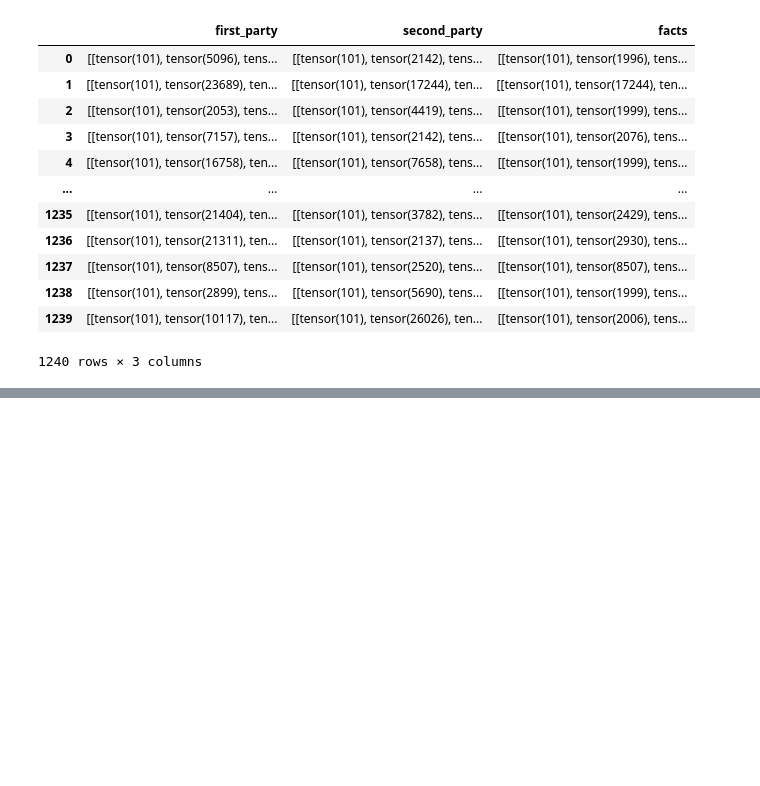
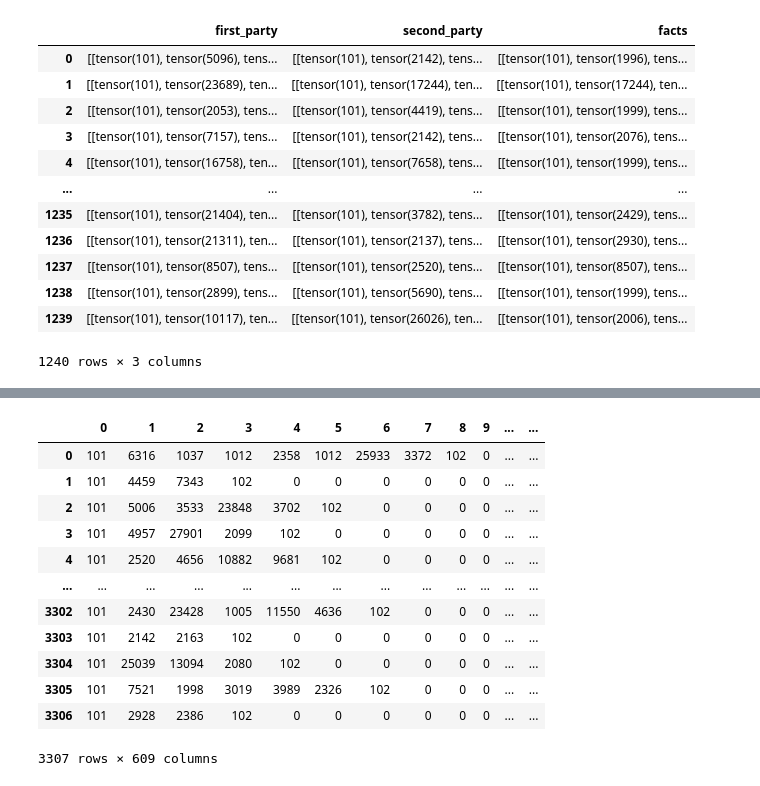
Before and after one commit to umkiyoung/Court-Decision-Prediction, a Jupyter notebook: Court.ipynb, the cells around one changed output, grey strips where cells are left out. Drawn from its saved outputs; the diff is of its cells as text; code cells hidden in the pictures; blank space fills up the shorter version.

```diff
--- a/Court.ipynb
+++ b/Court.ipynb
@@ -355,0 +383,29 @@ while True:
+# %%
+x_list = []
+for i in range(len(df)):
+    x_list.append(torch.cat([df['first_party'][i], df['second_party'][i], df['facts'][i]], dim =1))
+
+for i in range(len(x_list)):
+    x_list[i] = x_list[i][0].tolist()
+
+tpot_df = pd.DataFrame(x_list, columns = [i for i in range(608)])
+tpot_df['target'] = df['first_party_winner']
+
+#duplicate first_party_winner == 0
+
+tpot_df = tpot_df.append(tpot_df[tpot_df['target']==0], ignore_index=True)
+tpot_df
+# %% [output]
+|  | 0 | 1 | 2 | 3 | 4 | 5 | 6 | 7 | 8 | 9 | ... | ... |
+| 0 | 101 | 6316 | 1037 | 1012 | 2358 | 1012 | 25933 | 3372 | 102 | 0 | ... | ... |
+| 1 | 101 | 4459 | 7343 | 102 | 0 | 0 | 0 | 0 | 0 | 0 | ... | ... |
+| 2 | 101 | 5006 | 3533 | 23848 | 3702 | 102 | 0 | 0 | 0 | 0 | ... | ... |
+| 3 | 101 | 4957 | 27901 | 2099 | 102 | 0 | 0 | 0 | 0 | 0 | ... | ... |
+| 4 | 101 | 2520 | 4656 | 10882 | 9681 | 102 | 0 | 0 | 0 | 0 | ... | ... |
+| ... | ... | ... | ... | ... | ... | ... | ... | ... | ... | ... | ... | ... |
+| 3302 | 101 | 2430 | 23428 | 1005 | 11550 | 4636 | 102 | 0 | 0 | 0 | ... | ... |
+| 3303 | 101 | 2142 | 2163 | 102 | 0 | 0 | 0 | 0 | 0 | 0 | ... | ... |
+| 3304 | 101 | 25039 | 13094 | 2080 | 102 | 0 | 0 | 0 | 0 | 0 | ... | ... |
+| 3305 | 101 | 7521 | 1998 | 3019 | 3989 | 2326 | 102 | 0 | 0 | 0 | ... | ... |
+| 3306 | 101 | 2928 | 2386 | 102 | 0 | 0 | 0 | 0 | 0 | 0 | ... | ... |
+3307 rows × 609 columns
```
Also changed, not shown: parts of 14 cells of this notebook, 5 other files.
